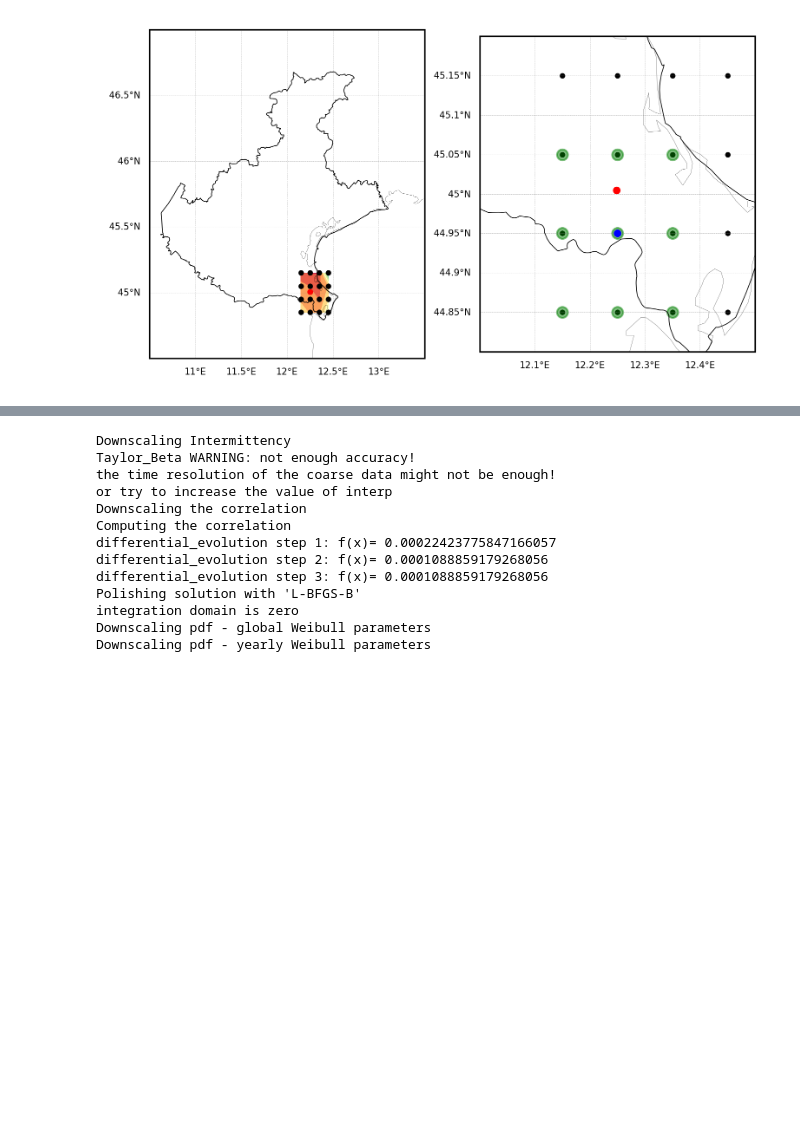
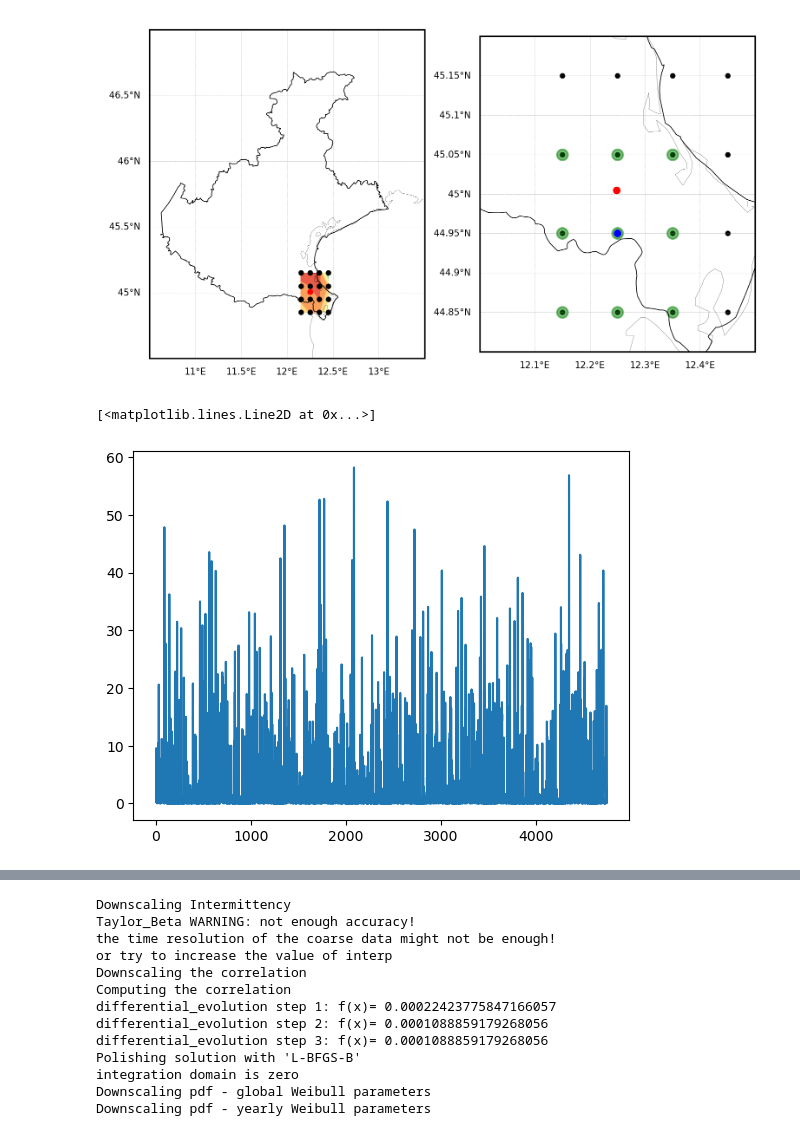
Before and after one commit to mhacarthur/downpy, a Jupyter notebook: codes/test_downscale_manual_v4.ipynb, the cells around one changed output, grey strips where cells are left out. Cells and saved outputs as stored; diff of their text form; code cells hidden in the pictures; blank space fills up the shorter version.

```diff
--- a/codes/test_downscale_manual_v4.ipynb
+++ b/codes/test_downscale_manual_v4.ipynb
@@ -193,3 +193,8 @@ gl.xlabel_style = {'size': 5, 'color': 'k'}
 gl.ylabel_style = {'size': 5, 'color': 'k'}
 # %% [output]
 [figure]
+# %%
+plt.plot(np.mean(box_3h,axis=(0,1)))
+# %% [output]
+[<matplotlib.lines.Line2D at 0x...>]
+[figure, added]
```
Also changed, not shown: parts of 2 cells of this notebook, 9 other files.
